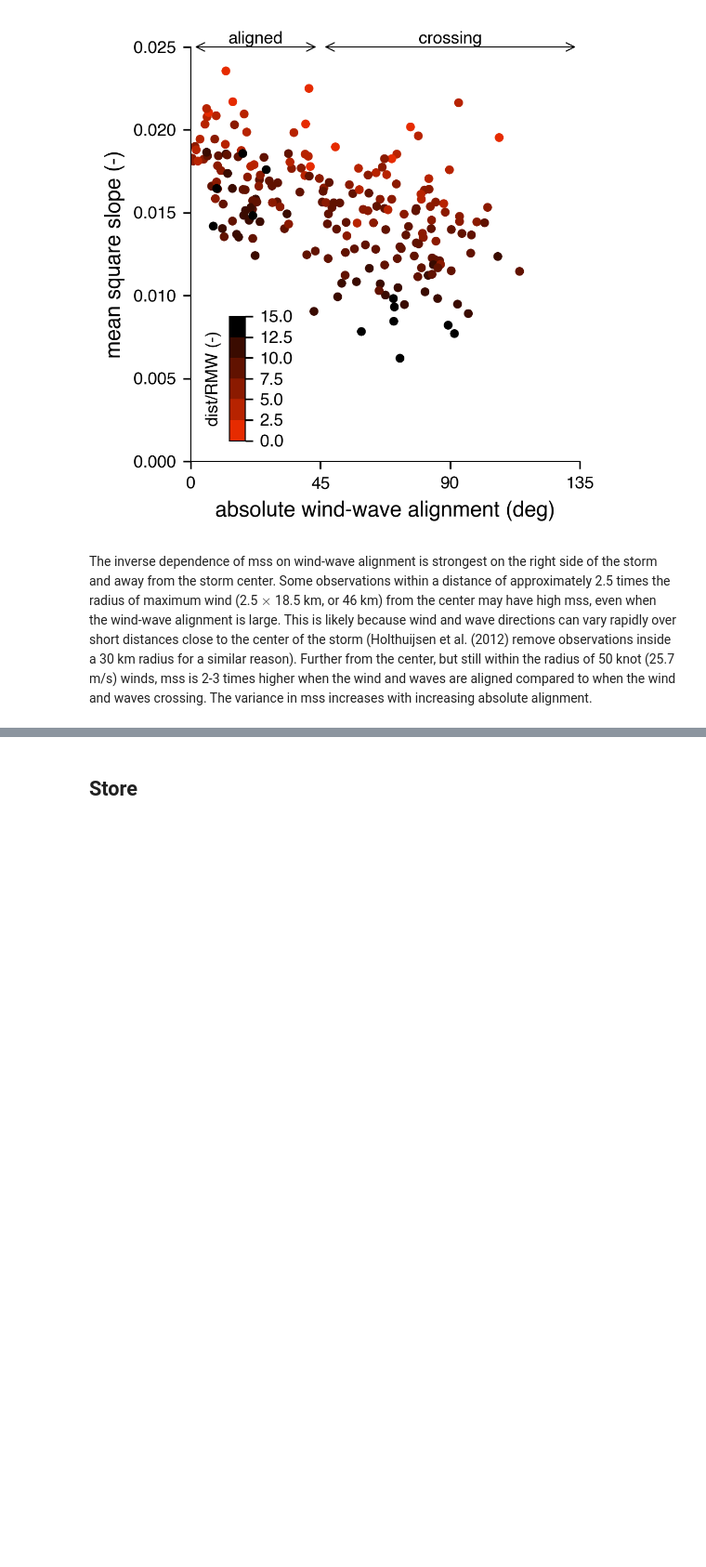
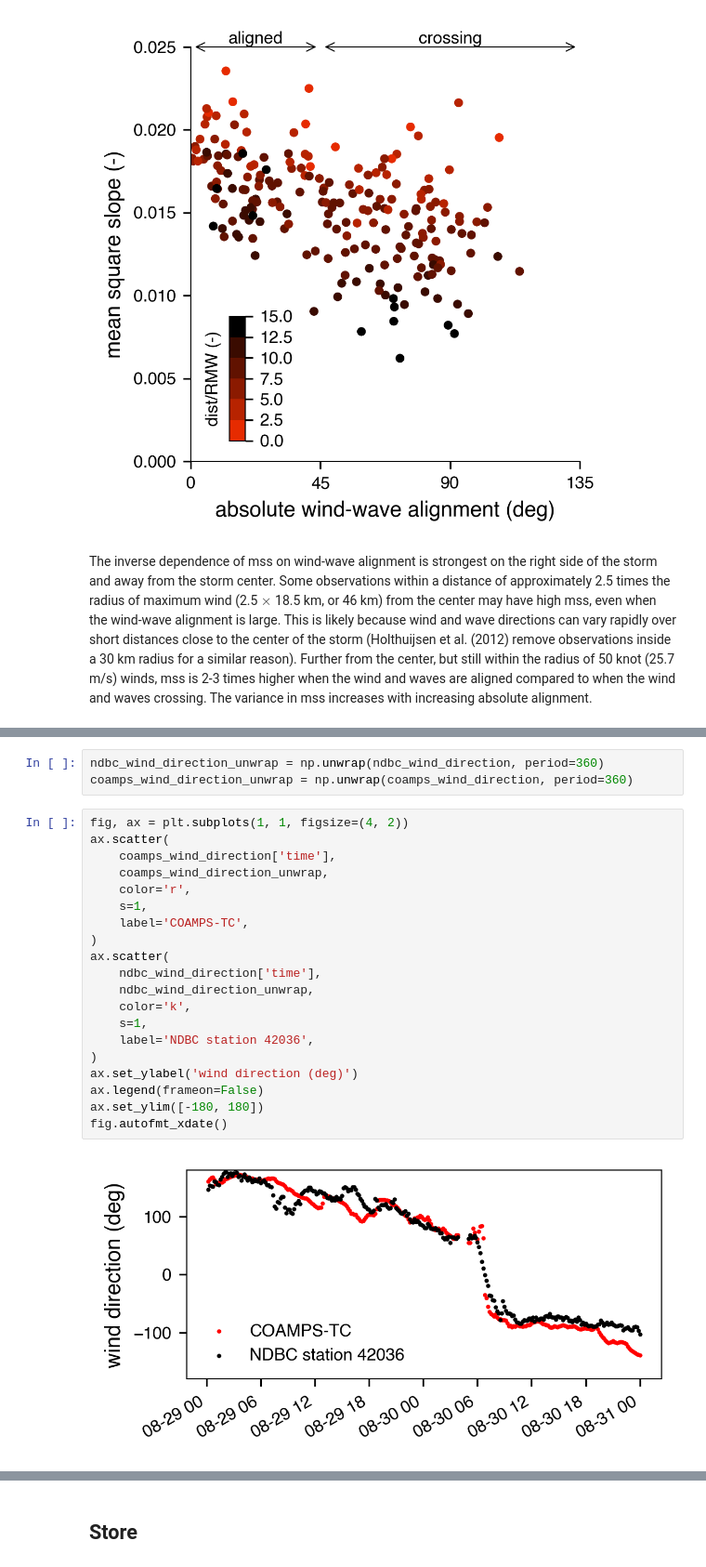
Before and after one commit to jacobrdavis/ocean-surface-wave-slopes-and-wind-wave-alignment, a Jupyter notebook: nb7-slope-alignment.ipynb, the cells around one changed output, grey strips where cells are left out. Shown at 93% size. Cells and saved outputs as stored; diff of their text form; blank space fills up the shorter version.

```diff
--- a/nb7-slope-alignment.ipynb
+++ b/nb7-slope-alignment.ipynb
@@ -1041,0 +1076,25 @@ The variance in mss increases with increasing absolute alignment.
+# %%
+ndbc_wind_direction_unwrap = np.unwrap(ndbc_wind_direction, period=360)
+coamps_wind_direction_unwrap = np.unwrap(coamps_wind_direction, period=360)
+# %%
+fig, ax = plt.subplots(1, 1, figsize=(4, 2))
+ax.scatter(
+    coamps_wind_direction['time'],
+    coamps_wind_direction_unwrap,
+    color='r',
+    s=1,
+    label='COAMPS-TC',
+)
+ax.scatter(
+    ndbc_wind_direction['time'],
+    ndbc_wind_direction_unwrap,
+    color='k',
+    s=1,
+    label='NDBC station 42036',
+)
+ax.set_ylabel('wind direction (deg)')
+ax.legend(frameon=False)
+ax.set_ylim([-180, 180])
+fig.autofmt_xdate()
+# %% [output]
+[figure, added]
```
Also changed, not shown: parts of 10 cells of this notebook, 5 other files.
